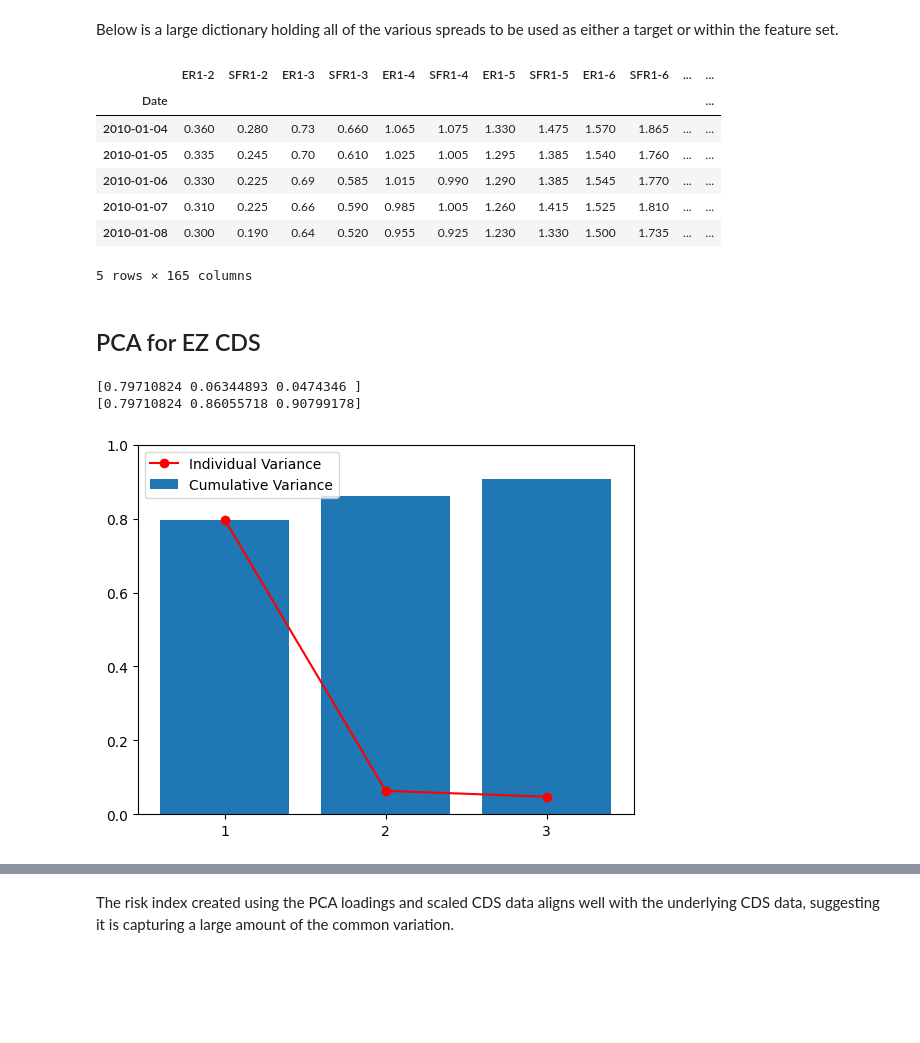
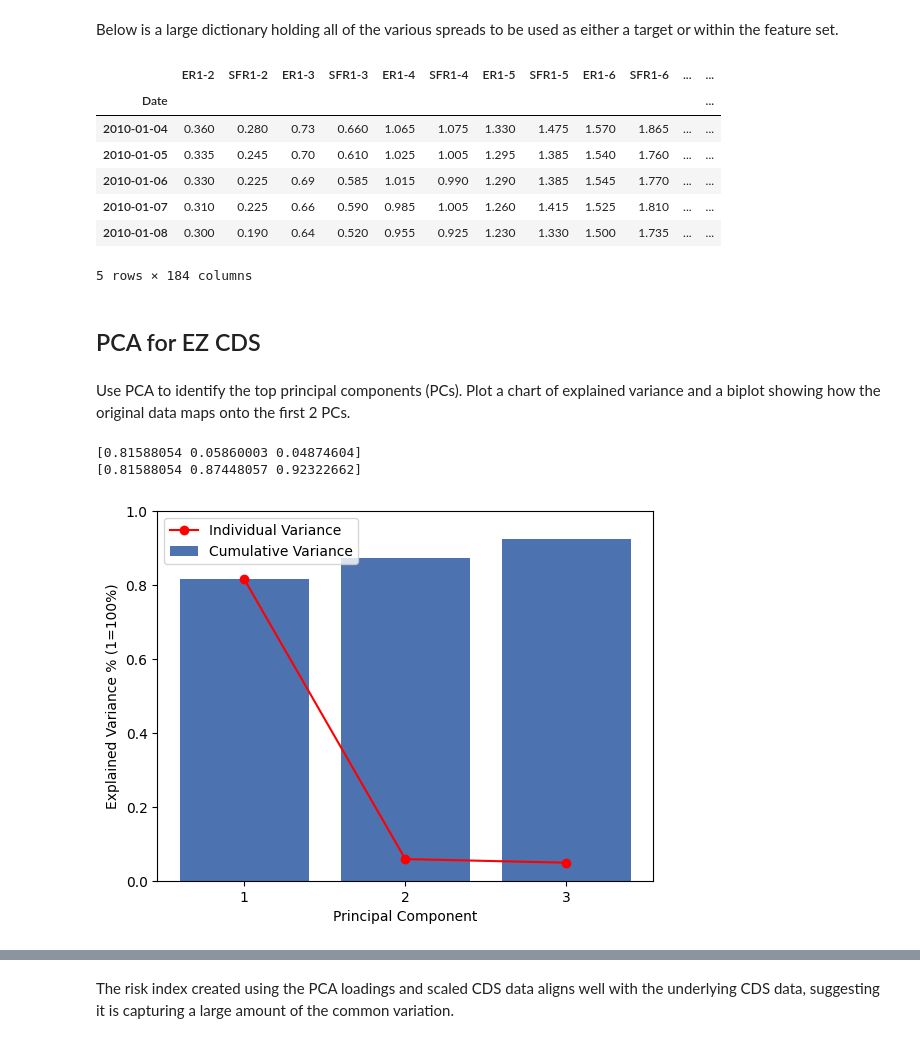
Before and after one commit to sjv1030/wq-capstone, a Jupyter notebook: scripts/capstone.ipynb, the cells around one changed output, grey strips where cells are left out. Saved outputs shown, nothing was run; the diff lists cells and outputs as text; code cells hidden in the pictures; blank space fills up the shorter version.

```diff
--- a/scripts/capstone.ipynb
+++ b/scripts/capstone.ipynb
@@ -40,8 +56,8 @@ for file in files:
 # Data transformation
 # %%
 # Initial training period (year)
-beg = 2010
-end = 2015
+beg_yr = 2010
+end_yr = 2012
 # %% [markdown]
 ## Convert STIR into yield term
 # %% [markdown]
@@ -148,6 +164,8 @@ file_dict['spread']['EZINF52'] = file_dict['infswp']['EZ-5'] - file_dict['infswp
 # %%
 # STIR futures strictly follow US trading days, so the other dataframe holding spreads (calculated above) will be merged with this one
 full_data = full_data.join(file_dict['spread'], how='left')
+full_data = full_data.join(file_dict['yields'], how='left')
+full_data = full_data.join(file_dict['infswp'], how='left')
 full_data.head()
 # %% [output]
 |  | ER1-2 | SFR1-2 | ER1-3 | SFR1-3 | ER1-4 | SFR1-4 | ER1-5 | SFR1-5 | ER1-6 | SFR1-6 | ... | ... |
@@ -157,7 +175,7 @@ full_data.head()
 | 2010-01-06 | 0.330 | 0.225 | 0.69 | 0.585 | 1.015 | 0.990 | 1.290 | 1.385 | 1.545 | 1.770 | ... | ... |
 | 2010-01-07 | 0.310 | 0.225 | 0.66 | 0.590 | 0.985 | 1.005 | 1.260 | 1.415 | 1.525 | 1.810 | ... | ... |
 | 2010-01-08 | 0.300 | 0.190 | 0.64 | 0.520 | 0.955 | 0.925 | 1.230 | 1.330 | 1.500 | 1.735 | ... | ... |
-5 rows × 165 columns
+5 rows × 184 columns
 # %% [markdown]
 ## PCA for EZ CDS
 # %%
@@ -188,28 +206,32 @@ def make_pca(df, beg, end):
   EZ_risk = pd.DataFrame(EZ_risk_index.cumsum(), index=file_dict['ez_cds'].loc[str(beg):str(end)].index[1:])
   EZ_risk.columns = ['EZ Risk Index']
   return EZ_risk
+# %% [markdown]
+Use PCA to identify the top principal components (PCs). Plot a chart of explained variance and a biplot showing how the original data maps onto the first 2 PCs.
 # %%
-cds = file_dict['ez_cds'].fillna(method='ffill').loc[str(beg):str(end)].diff().dropna().values
+cds = file_dict['ez_cds'].fillna(method='ffill').loc[str(beg_yr):str(end_yr)].diff().dropna().values
 scaler = StandardScaler()
 scaled_cds = scaler.fit_transform(cds)
 
 pca = PCA(n_components=3)
 
 pc = pca.fit_transform(scaled_cds)
 
 print(pca.explained_variance_ratio_)
 print(pca.explained_variance_ratio_.cumsum())
 
 plt.bar([1,2,3], pca.explained_variance_ratio_.cumsum())
 plt.plot([1,2,3], pca.explained_variance_ratio_, color='red', marker='o')
 plt.legend(['Individual Variance', 'Cumulative Variance'])
+plt.xlabel('Principal Component')
+plt.ylabel('Explained Variance % (1=100%)')
 plt.ylim([0,1])
 plt.xticks(np.arange(1, 3.1, step=1))
 plt.show()
 # %% [output]
-[0.79710824 0.06344893 0.0474346 ]
-[0.79710824 0.86055718 0.90799178]
+[0.81588054 0.05860003 0.04874604]
+[0.81588054 0.87448057 0.92322662]
-[figure, old version]
+[figure, new version]
 # %%
 # visualize the loadings
 loadings = pd.DataFrame(pca.components_.T, columns=['PC1', 'PC2', 'PC3'], index=file_dict['ez_cds'].columns)
```
Also changed, not shown: parts of 70 cells of this notebook.
